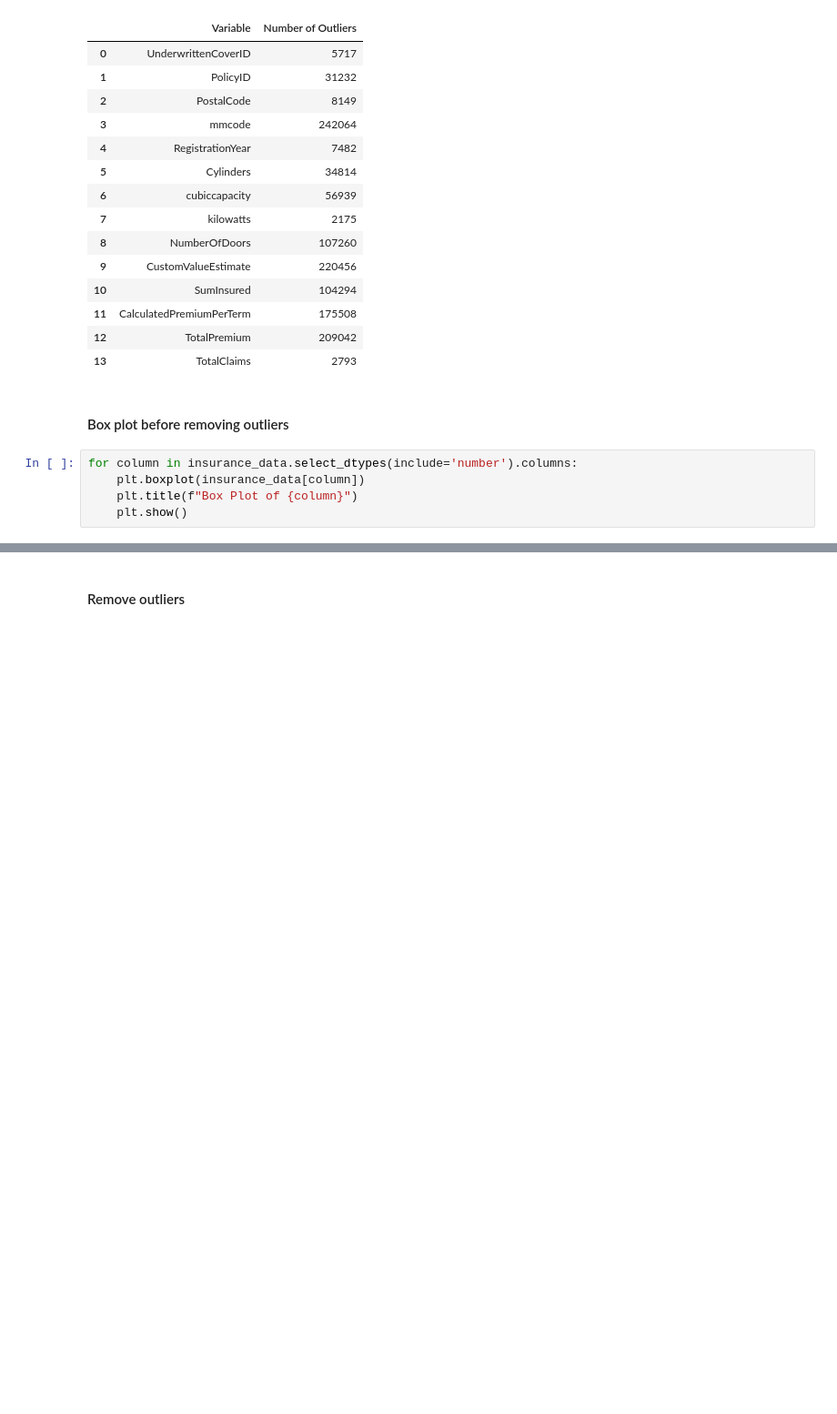
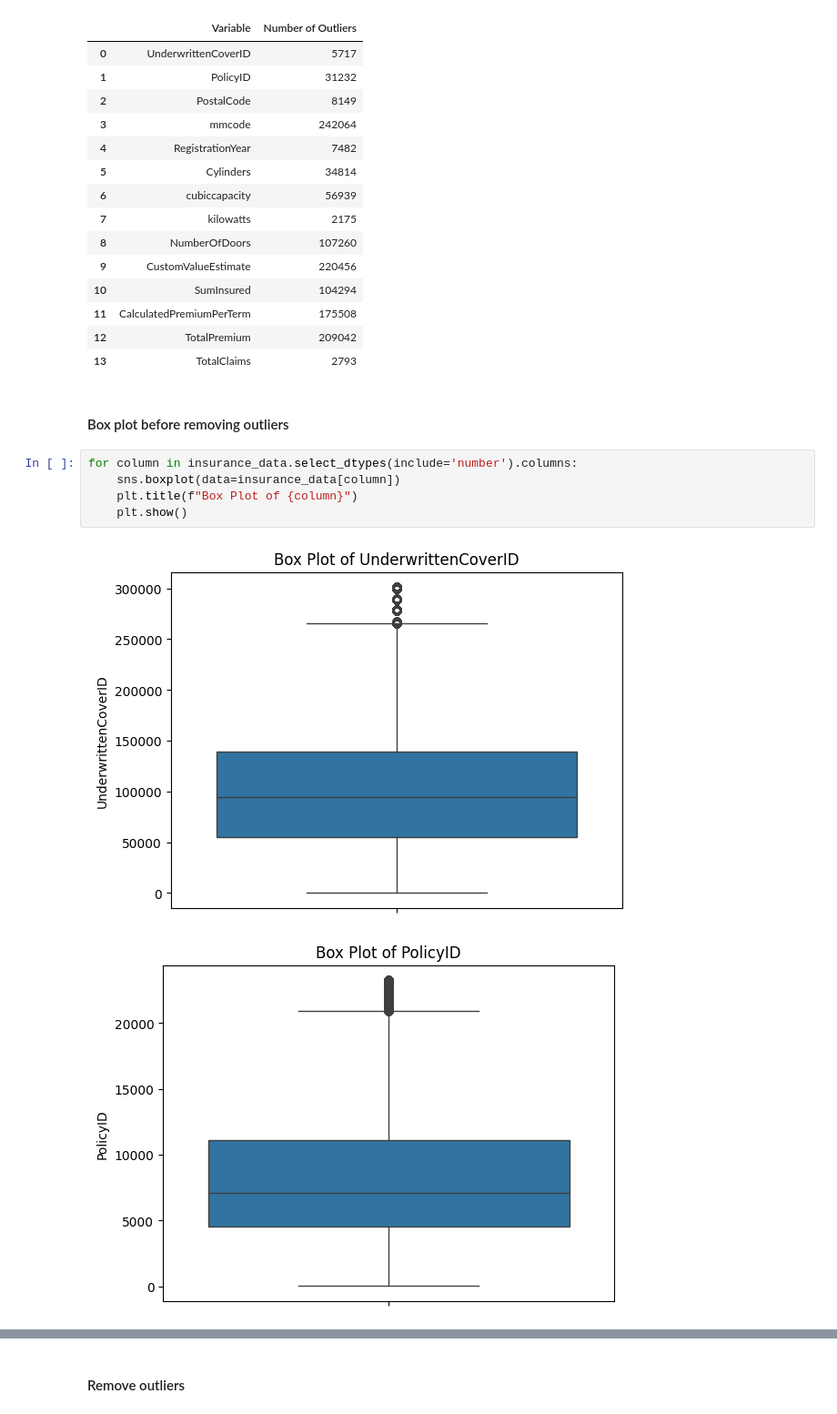
Before and after one commit to GuleWako/10Acadamey-week-3-Insurance-data-Analysis, a Jupyter notebook: notebooks/insurance_analysis.ipynb, the cells around one changed output, grey strips where cells are left out. Shown at 91% size. Cells and saved outputs as stored; diff of their text form; blank space fills up the shorter version.

```diff
--- a/notebooks/insurance_analysis.ipynb
+++ b/notebooks/insurance_analysis.ipynb
@@ -159,6 +160,9 @@ From 14 selected numerical columns, there are 14 columns with outlier values.
 #### Box plot before removing outliers
 # %%
 for column in insurance_data.select_dtypes(include='number').columns:
-    plt.boxplot(insurance_data[column])
+    sns.boxplot(data=insurance_data[column])
     plt.title(f"Box Plot of {column}")
     plt.show()
+# %% [output]
+[figure, added]
+[figure, added]
```
Also changed, not shown: parts of 7 cells of this notebook.
